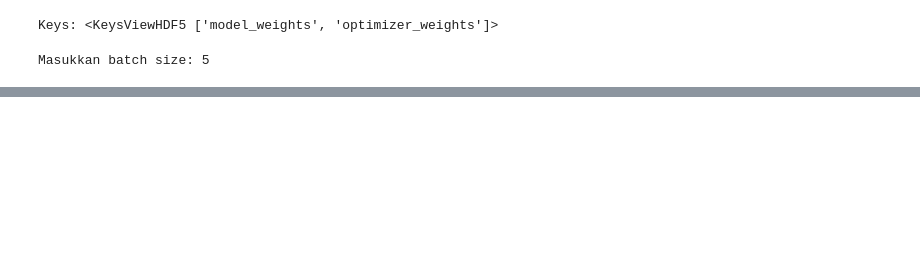
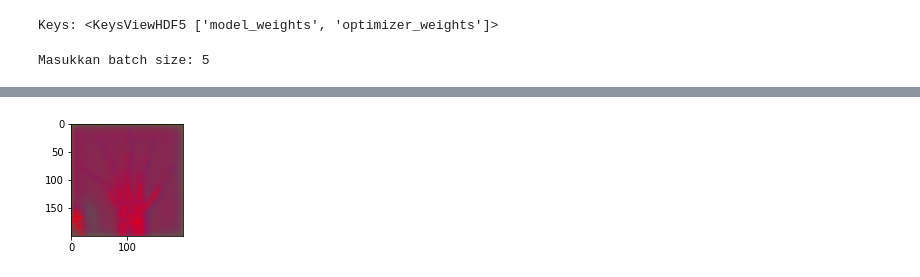
Before and after one commit to gabriellaaileen/ADL, a Jupyter notebook: UTS ADL/UTS_ADL_XNet.ipynb, the cells around one changed output, grey strips where cells are left out. Drawn from its saved outputs; the diff is of its cells as text; code cells hidden in the pictures; blank space fills up the shorter version.

```diff
--- a/UTS ADL/UTS_ADL_XNet.ipynb
+++ b/UTS ADL/UTS_ADL_XNet.ipynb
@@ -452,0 +519,11 @@ for i in range(batch_size2):
+# %%
+predictions = new_model.predict(data_training[0].reshape(1,200,200,1))
+# %%
+predictions = predictions.reshape((1,200,200,3))
+
+fig = plt.figure(figsize=(10, 7))
+for i in range(1):
+   fig.add_subplot(3, 2, i+1)
+   plt.imshow(predictions[i])
+# %% [output]
+[figure, added]
```
Also changed, not shown: parts of 25 cells of this notebook.
